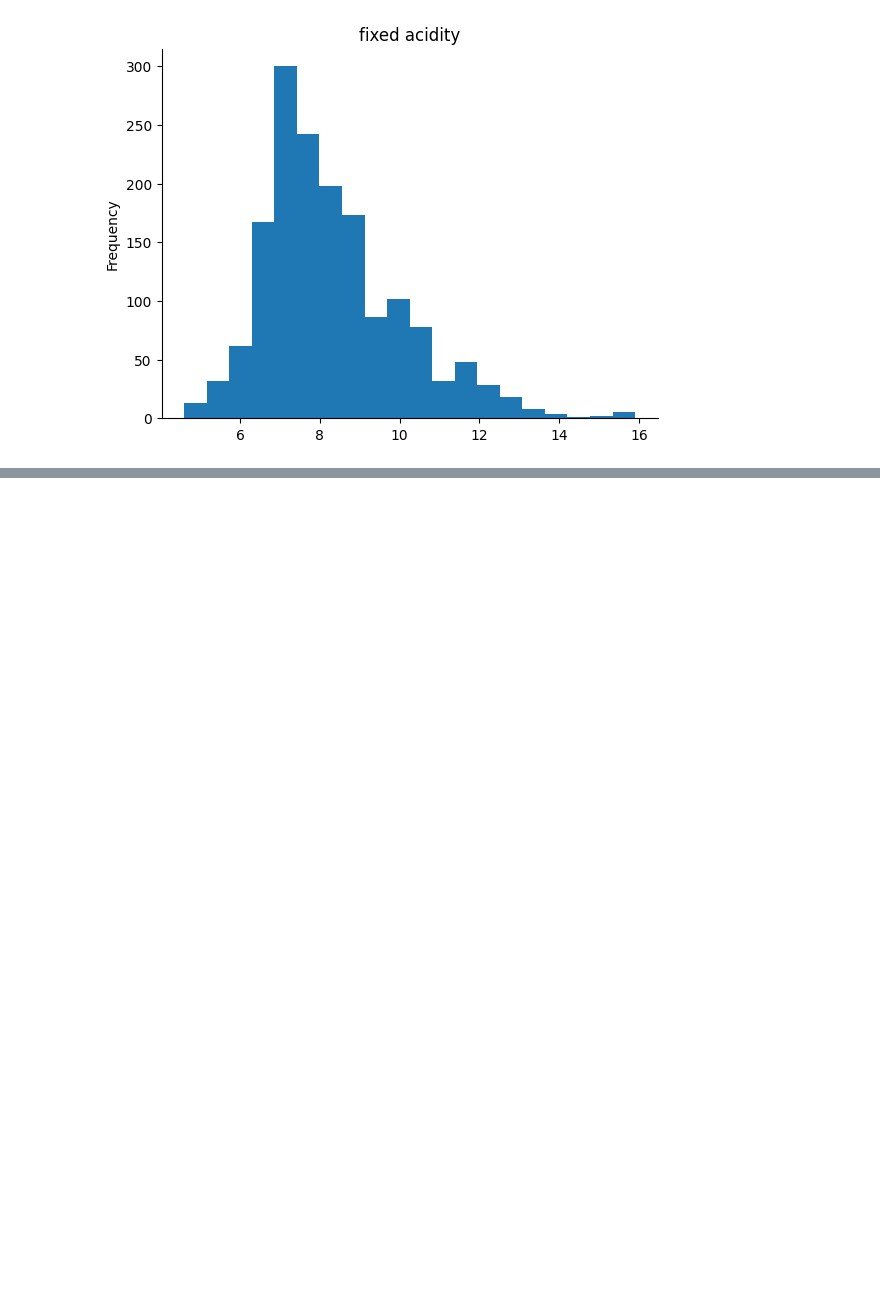
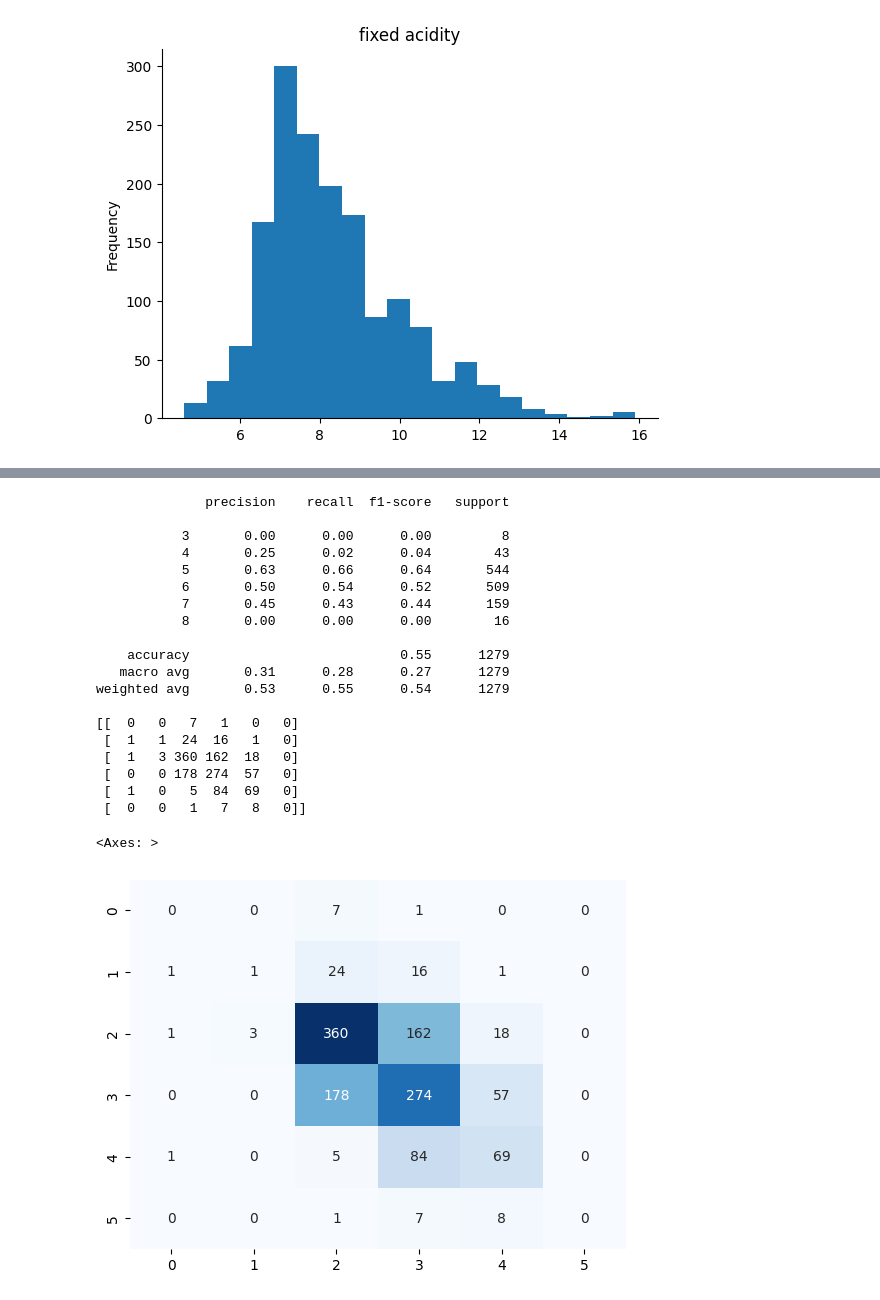
Before and after one commit to alpha597/ML_LAB_ASSIGNMENTS, a Jupyter notebook: ML_Assignment_2.ipynb, the cells around one changed output, grey strips where cells are left out. Saved outputs shown, nothing was run; the diff lists cells and outputs as text; code cells hidden in the pictures; blank space fills up the shorter version.

```diff
--- a/ML_Assignment_2.ipynb
+++ b/ML_Assignment_2.ipynb
@@ -349,0 +350,34 @@ weighted avg       0.65      0.65      0.64       320
+# %%
+from sklearn.decomposition import PCA
+pca = PCA(n_components=6)
+X_pca = pca.fit_transform(X)
+X_pca_test, X_pca_train, y_pca_test, y_pca_train = train_test_split(X_pca, y, test_size=0.2, random_state=42)
+# %%
+mlp_classifier = MLPClassifier(hidden_layer_sizes=(100, 50), max_iter=1000, random_state=42)
+mlp_classifier.fit(X_pca_train, y_pca_train)
+y_pred = mlp_classifier.predict(X_pca_test)
+print(classification_report(y_pca_test, y_pred, zero_division=0))
+print(confusion_matrix(y_pca_test, y_pred))
+sns.heatmap(confusion_matrix(y_pca_test, y_pred), annot=True, fmt='d', cmap='Blues', cbar=False)
+# %% [output]
+              precision    recall  f1-score   support
+
+           3       0.00      0.00      0.00         8
+           4       0.25      0.02      0.04        43
+           5       0.63      0.66      0.64       544
+           6       0.50      0.54      0.52       509
+           7       0.45      0.43      0.44       159
+           8       0.00      0.00      0.00        16
+
+    accuracy                           0.55      1279
+   macro avg       0.31      0.28      0.27      1279
+weighted avg       0.53      0.55      0.54      1279
+
+[[  0   0   7   1   0   0]
+ [  1   1  24  16   1   0]
+ [  1   3 360 162  18   0]
+ [  0   0 178 274  57   0]
+ [  1   0   5  84  69   0]
+ [  0   0   1   7   8   0]]
+<Axes: >
+[figure, added]
```
Also changed, not shown: parts of 9 cells of this notebook.
